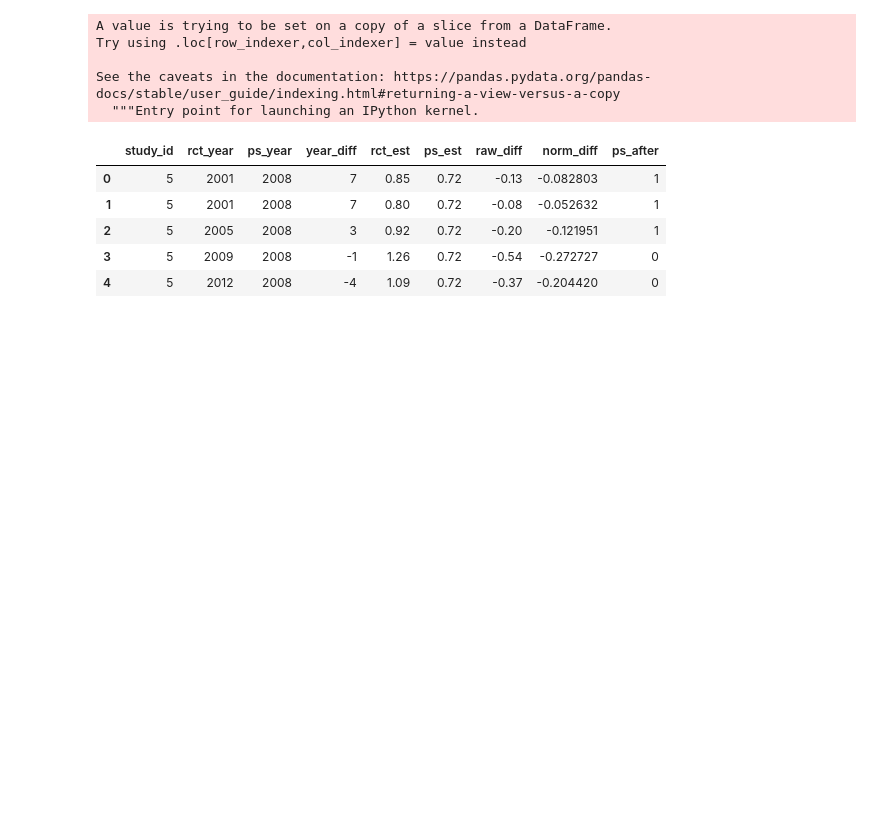
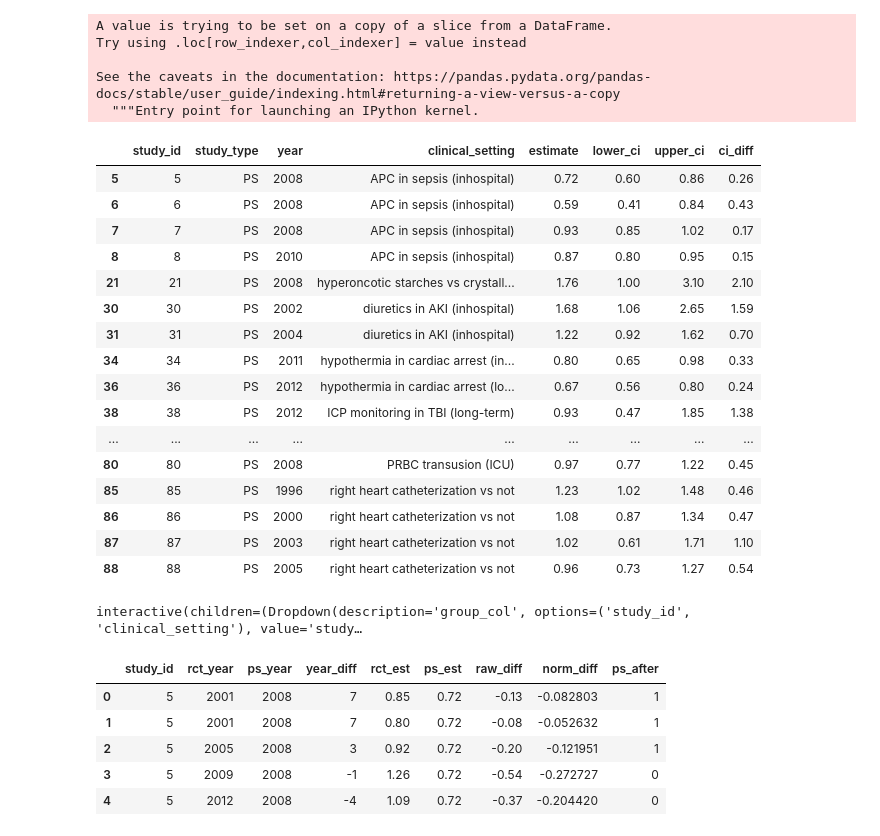
Before and after one commit to tliu526/psm-leakage, a Jupyter notebook: psm_leakage.ipynb, the cells around one changed output. Cells and saved outputs as stored; diff of their text form; code cells hidden in the pictures; blank space fills up the shorter version.

Commit message:
add outlier clipping, regression widget

```diff
--- a/psm_leakage.ipynb
+++ b/psm_leakage.ipynb
@@ -74,6 +142,52 @@ Try using .loc[row_indexer,col_indexer] = value instead
 
 See the caveats in the documentation: https://pandas.pydata.org/pandas-docs/stable/user_guide/indexing.html#returning-a-view-versus-a-copy
   """Entry point for launching an IPython kernel.
+# %%
+psm_leak[psm_leak['study_type'] == 'PS'].head(50)
+# %% [output]
+|  | study_id | study_type | year | clinical_setting | estimate | lower_ci | upper_ci | ci_diff |
+| 5 | 5 | PS | 2008 | APC in sepsis (inhospital) | 0.72 | 0.60 | 0.86 | 0.26 |
+| 6 | 6 | PS | 2008 | APC in sepsis (inhospital) | 0.59 | 0.41 | 0.84 | 0.43 |
+| 7 | 7 | PS | 2008 | APC in sepsis (inhospital) | 0.93 | 0.85 | 1.02 | 0.17 |
+| 8 | 8 | PS | 2010 | APC in sepsis (inhospital) | 0.87 | 0.80 | 0.95 | 0.15 |
+| 21 | 21 | PS | 2008 | hyperoncotic starches vs crystall... | 1.76 | 1.00 | 3.10 | 2.10 |
+| 30 | 30 | PS | 2002 | diuretics in AKI (inhospital) | 1.68 | 1.06 | 2.65 | 1.59 |
+| 31 | 31 | PS | 2004 | diuretics in AKI (inhospital) | 1.22 | 0.92 | 1.62 | 0.70 |
+| 34 | 34 | PS | 2011 | hypothermia in cardiac arrest (in... | 0.80 | 0.65 | 0.98 | 0.33 |
+| 36 | 36 | PS | 2012 | hypothermia in cardiac arrest (lo... | 0.67 | 0.56 | 0.80 | 0.24 |
+| 38 | 38 | PS | 2012 | ICP monitoring in TBI (long-term) | 0.93 | 0.47 | 1.85 | 1.38 |
+| ... | ... | ... | ... | ... | ... | ... | ... | ... |
+| 80 | 80 | PS | 2008 | PRBC transusion (ICU) | 0.97 | 0.77 | 1.22 | 0.45 |
+| 85 | 85 | PS | 1996 | right heart catheterization vs not | 1.23 | 1.02 | 1.48 | 0.46 |
+| 86 | 86 | PS | 2000 | right heart catheterization vs not | 1.08 | 0.87 | 1.34 | 0.47 |
+| 87 | 87 | PS | 2003 | right heart catheterization vs not | 1.02 | 0.61 | 1.71 | 1.10 |
+| 88 | 88 | PS | 2005 | right heart catheterization vs not | 0.96 | 0.73 | 1.27 | 0.54 |
+# %%
+# TODO do we group by clinical setting or individual study?
+group_col = 'study_id'
+
+
+@interact(
+    group_col = ['study_id', 'clinical_setting']
+)
+def show_reg(group_col):
+    fig, (ax1,ax2) = plt.subplots(1, 2, dpi=150, figsize=(10,4))
+
+    sns.scatterplot(data=no_zero_pairs, x='ps_est', y='rct_est', hue='ps_after', ax=ax1)
+    sns.regplot(data=no_zero_pairs[no_zero_pairs['ps_after'] == 0], x='ps_est', y='rct_est', color='blue', ax=ax1)
+    sns.regplot(data=no_zero_pairs[no_zero_pairs['ps_after'] == 1], x='ps_est', y='rct_est', color='orange', ax=ax1)
+    ax1.set_title("outlier clipped, individual pairs")
+
+    grouped = no_zero_pairs.groupby(['ps_after', group_col], as_index=False)[['ps_est', 'rct_est']].mean()
+    print(f"{no_zero_pairs.shape[0]} individual pairs")
+    print(f"{grouped.shape[0]} grouped pairs")
+
+    sns.scatterplot(data=grouped, x='ps_est', y='rct_est', hue='ps_after', ax=ax2)
+    sns.regplot(data=grouped[grouped['ps_after'] == 0], x='ps_est', y='rct_est', color='blue', ax=ax2)
+    sns.regplot(data=grouped[grouped['ps_after'] == 1], x='ps_est', y='rct_est', color='orange', ax=ax2)
+    ax2.set_title(f"outlier clipped, grouped by {group_col}")
+# %% [output]
+interactive(children=(Dropdown(description='group_col', options=('study_id', 'clinical_setting'), value='study…
 # %%
 no_zero_pairs.head()
 # %% [output]
```
Also changed, not shown: parts of 20 cells of this notebook.
